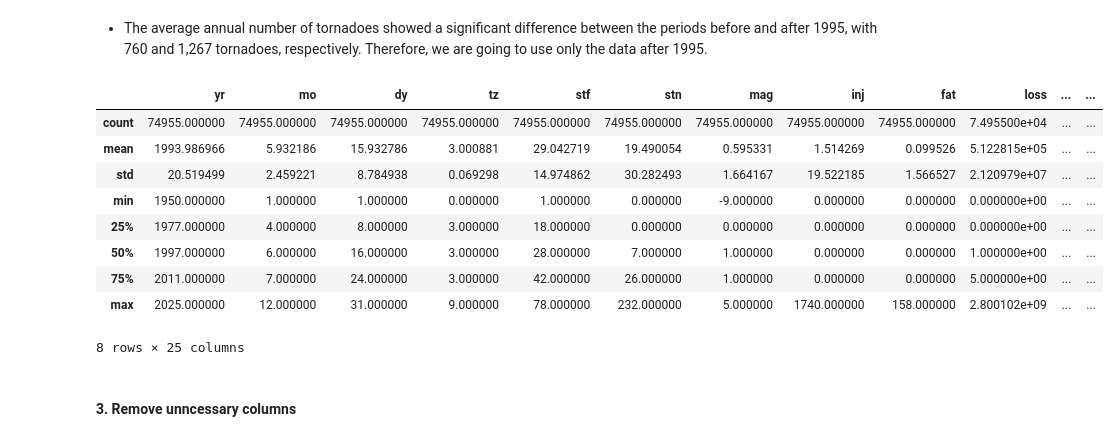
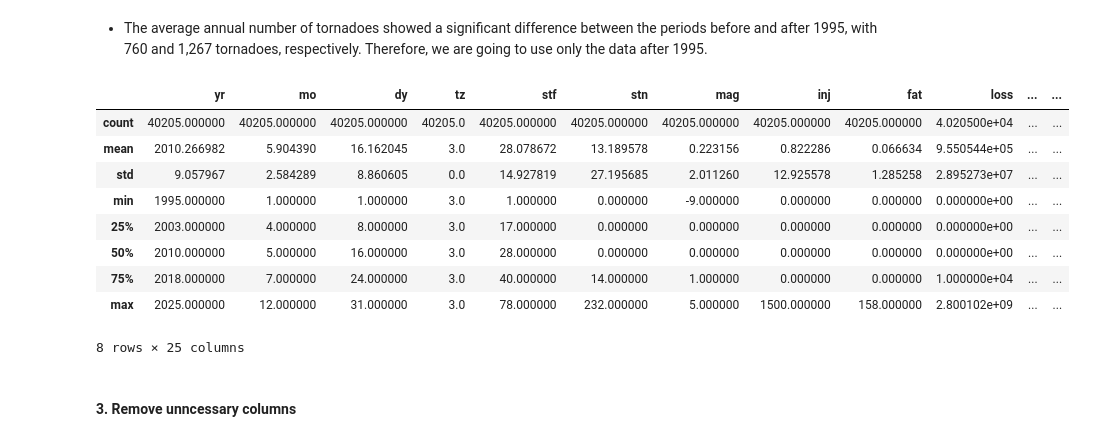
Before and after one commit to hbingley/DangerousTornadoes, a Jupyter notebook: Project_Checkpoint_2.ipynb, the cells around one changed output. Saved outputs shown, nothing was run; the diff lists cells and outputs as text; code cells hidden in the pictures.

```diff
--- a/Project_Checkpoint_2.ipynb
+++ b/Project_Checkpoint_2.ipynb
@@ -131,17 +131,17 @@ cnt.groupby("period")["sg"].mean().reset_index()
 - The average annual number of tornadoes showed a significant difference between the periods before and after 1995, with 760 and 1,267 tornadoes, respectively. Therefore, we are going to use only the data after 1995.
 # %%
 new_tornados_df = tornados_df[tornados_df["yr"] >= 1995].copy()
-tornados_df.describe()
+new_tornados_df.describe()
 # %% [output]
 |  | yr | mo | dy | tz | stf | stn | mag | inj | fat | loss | ... | ... |
-| count | 74955.000000 | 74955.000000 | 74955.000000 | 74955.000000 | 74955.000000 | 74955.000000 | 74955.000000 | 74955.000000 | 74955.000000 | 7.495500e+04 | ... | ... |
-| mean | 1993.986966 | 5.932186 | 15.932786 | 3.000881 | 29.042719 | 19.490054 | 0.595331 | 1.514269 | 0.099526 | 5.122815e+05 | ... | ... |
-| std | 20.519499 | 2.459221 | 8.784938 | 0.069298 | 14.974862 | 30.282493 | 1.664167 | 19.522185 | 1.566527 | 2.120979e+07 | ... | ... |
-| min | 1950.000000 | 1.000000 | 1.000000 | 0.000000 | 1.000000 | 0.000000 | -9.000000 | 0.000000 | 0.000000 | 0.000000e+00 | ... | ... |
-| 25% | 1977.000000 | 4.000000 | 8.000000 | 3.000000 | 18.000000 | 0.000000 | 0.000000 | 0.000000 | 0.000000 | 0.000000e+00 | ... | ... |
-| 50% | 1997.000000 | 6.000000 | 16.000000 | 3.000000 | 28.000000 | 7.000000 | 1.000000 | 0.000000 | 0.000000 | 1.000000e+00 | ... | ... |
-| 75% | 2011.000000 | 7.000000 | 24.000000 | 3.000000 | 42.000000 | 26.000000 | 1.000000 | 0.000000 | 0.000000 | 5.000000e+00 | ... | ... |
-| max | 2025.000000 | 12.000000 | 31.000000 | 9.000000 | 78.000000 | 232.000000 | 5.000000 | 1740.000000 | 158.000000 | 2.800102e+09 | ... | ... |
+| count | 40205.000000 | 40205.000000 | 40205.000000 | 40205.0 | 40205.000000 | 40205.000000 | 40205.000000 | 40205.000000 | 40205.000000 | 4.020500e+04 | ... | ... |
+| mean | 2010.266982 | 5.904390 | 16.162045 | 3.0 | 28.078672 | 13.189578 | 0.223156 | 0.822286 | 0.066634 | 9.550544e+05 | ... | ... |
+| std | 9.057967 | 2.584289 | 8.860605 | 0.0 | 14.927819 | 27.195685 | 2.011260 | 12.925578 | 1.285258 | 2.895273e+07 | ... | ... |
+| min | 1995.000000 | 1.000000 | 1.000000 | 3.0 | 1.000000 | 0.000000 | -9.000000 | 0.000000 | 0.000000 | 0.000000e+00 | ... | ... |
+| 25% | 2003.000000 | 4.000000 | 8.000000 | 3.0 | 17.000000 | 0.000000 | 0.000000 | 0.000000 | 0.000000 | 0.000000e+00 | ... | ... |
+| 50% | 2010.000000 | 5.000000 | 16.000000 | 3.0 | 28.000000 | 0.000000 | 0.000000 | 0.000000 | 0.000000 | 0.000000e+00 | ... | ... |
+| 75% | 2018.000000 | 7.000000 | 24.000000 | 3.0 | 40.000000 | 14.000000 | 1.000000 | 0.000000 | 0.000000 | 1.000000e+04 | ... | ... |
+| max | 2025.000000 | 12.000000 | 31.000000 | 3.0 | 78.000000 | 232.000000 | 5.000000 | 1500.000000 | 158.000000 | 2.800102e+09 | ... | ... |
 8 rows × 25 columns
 # %% [markdown]
 #### 3. Remove unncessary columns
```
